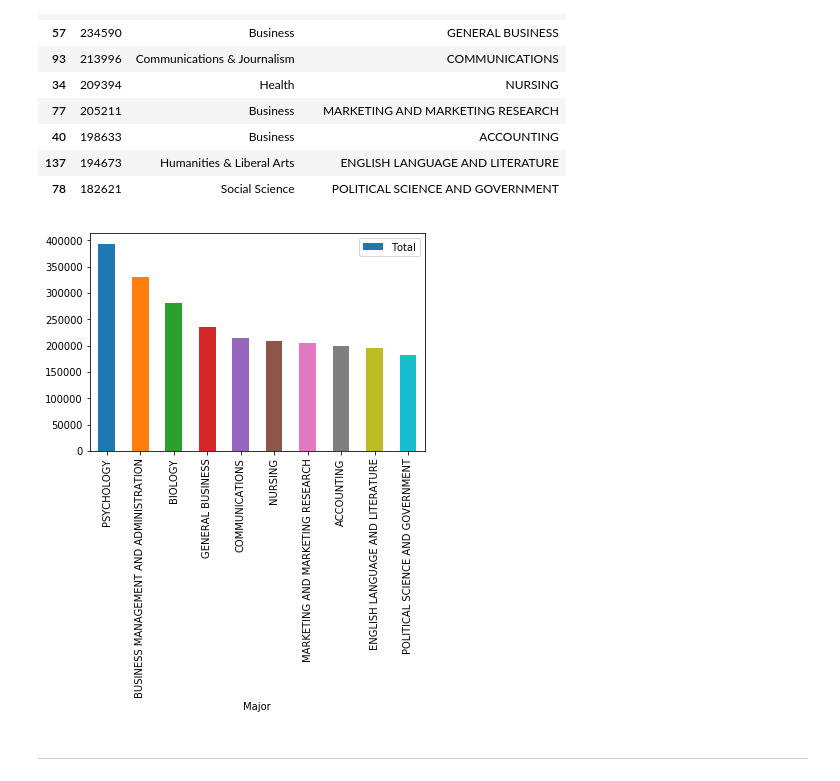
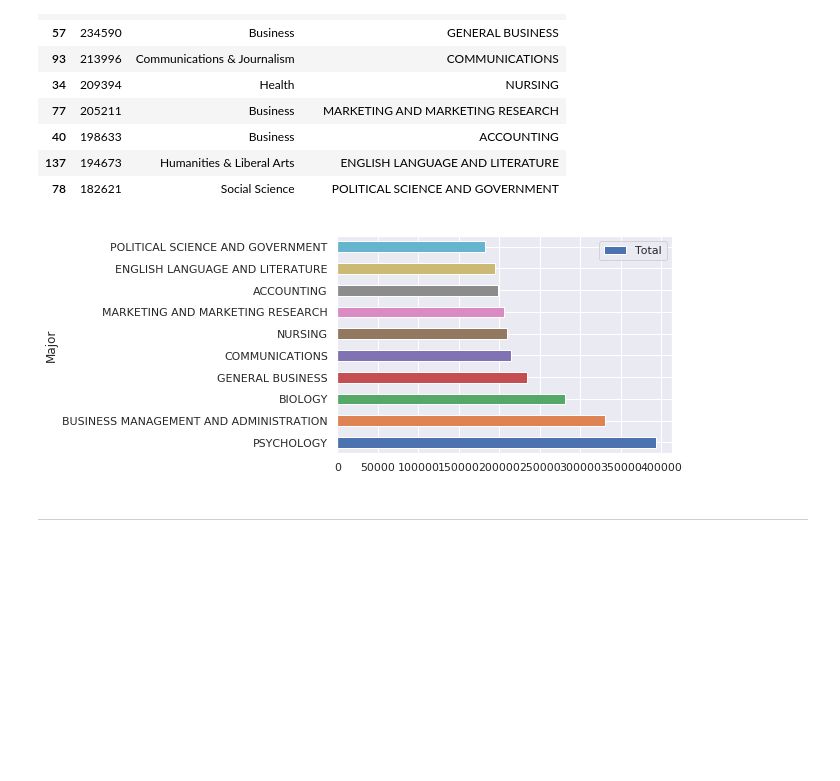
Before and after one commit to LambdaSchool/DS-Unit-1-Sprint-5-Data-Storytelling-Blog-Post, a Jupyter notebook: College_Majors_Theory.ipynb, the cells around one changed output. Saved outputs shown, nothing was run; the diff lists cells and outputs as text; code cells hidden in the pictures; blank space fills up the shorter version.

```diff
--- a/College_Majors_Theory.ipynb
+++ b/College_Majors_Theory.ipynb
@@ -193,9 +194,9 @@ total_count
 | 78 | 182621 | Social Science | POLITICAL SCIENCE AND GOVERNMENT |
 # %%
 # Plotting the top 10 largest
-total_count.plot.bar(x='Major', y='Total');
+total_count.plot.barh(x='Major', y='Total');
 # %% [output]
-[figure, old version]
+[figure, new version]
 # %%
 # Looking at the value counts although, I do not think I will need this
 totals_mc['Major_category'].value_counts().plot.bar();
```
Also changed, not shown: parts of 15 cells of this notebook.
